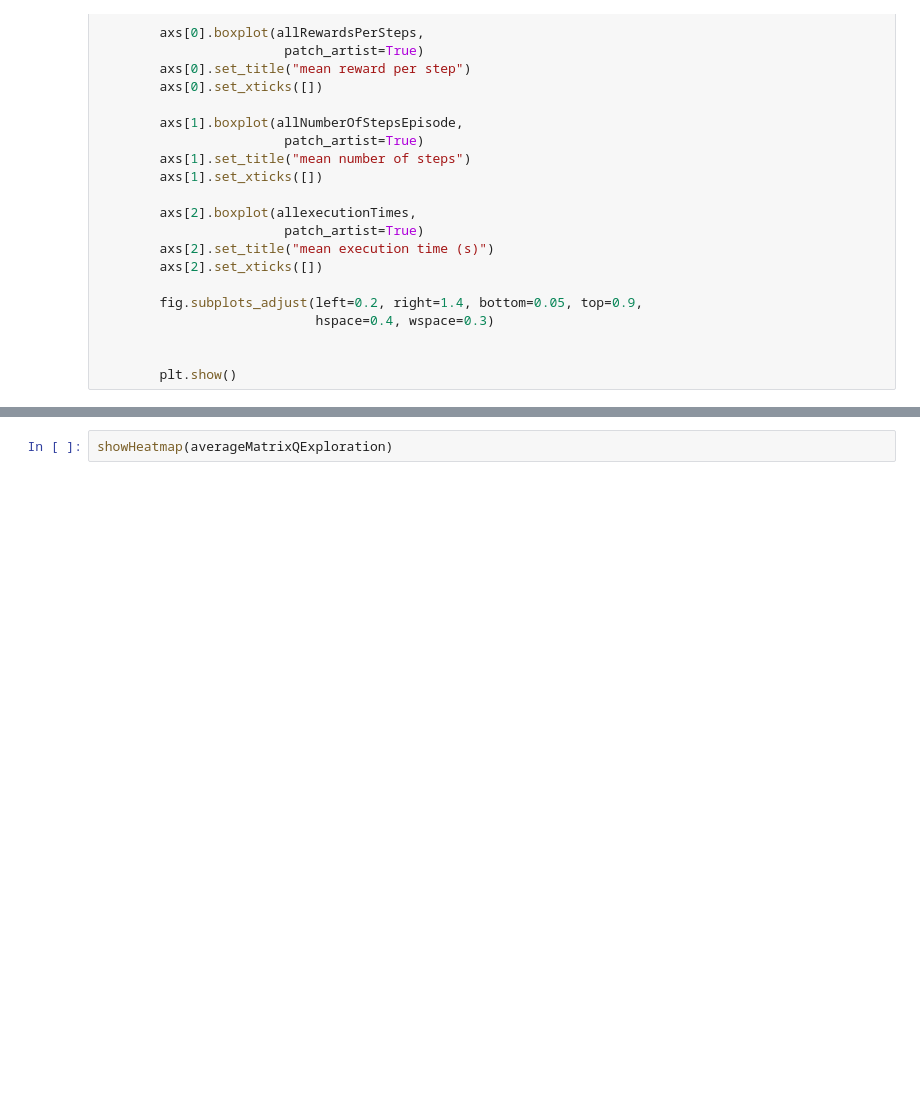
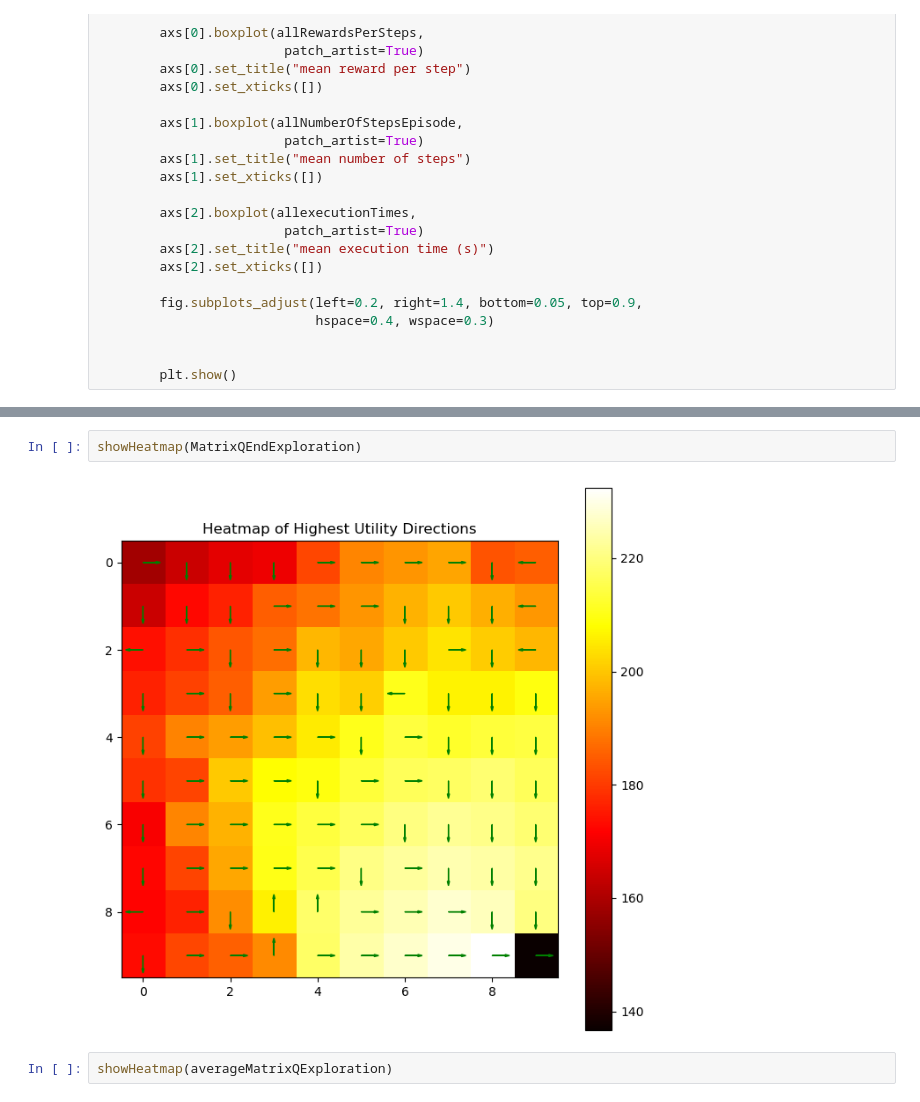
Before and after one commit to jelenameyer/IntroToMachineLearning, a Jupyter notebook: assignments/assignment3/a03.ipynb, the cells around one changed output, grey strips where cells are left out. Drawn from its saved outputs; the diff is of its cells as text; blank space fills up the shorter version.

```diff
--- a/assignments/assignment3/a03.ipynb
+++ b/assignments/assignment3/a03.ipynb
@@ -428,3 +427,7 @@ average rewards per step: 5.555555555555554, sd: 2.6645352591003757e-15
+# %%
+showHeatmap(MatrixQEndExploration)
+# %% [output]
+[figure, added]
 # %%
 showHeatmap(averageMatrixQExploration)
 # %% [output]
```
Also changed, not shown: parts of 13 cells of this notebook, 1 other file.
